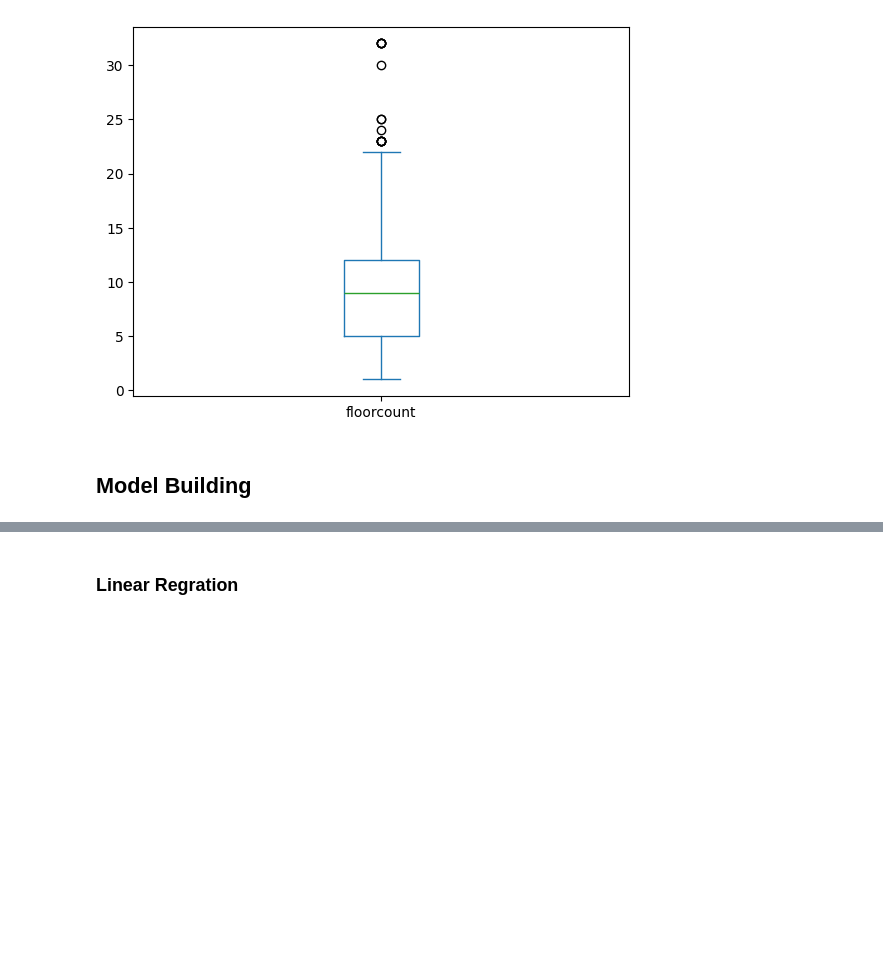
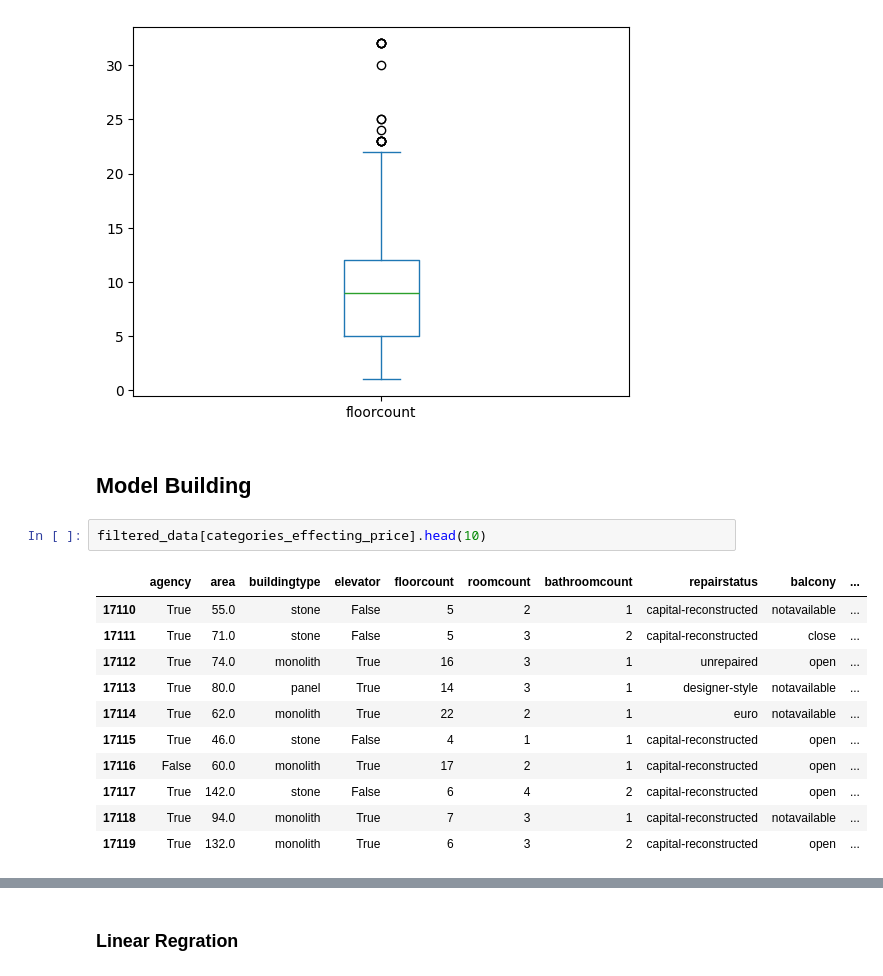
Before and after one commit to RobertArustamyan/EstateAnalysis, a Jupyter notebook: Analyse.ipynb, the cells around one changed output, grey strips where cells are left out. Cells and saved outputs as stored; diff of their text form; blank space fills up the shorter version.

```diff
--- a/Analyse.ipynb
+++ b/Analyse.ipynb
@@ -83,6 +83,20 @@ filtered_data = filtered_data[filtered_data['floorcount'] <= 23]
 [figure]
 # %% [markdown]
 ## **Model Building**
+# %%
+filtered_data[categories_effecting_price].head(10)
+# %% [output]
+|  | agency | area | buildingtype | elevator | floorcount | roomcount | bathroomcount | repairstatus | balcony | ... |
+| 17110 | True | 55.0 | stone | False | 5 | 2 | 1 | capital-reconstructed | notavailable | ... |
+| 17111 | True | 71.0 | stone | False | 5 | 3 | 2 | capital-reconstructed | close | ... |
+| 17112 | True | 74.0 | monolith | True | 16 | 3 | 1 | unrepaired | open | ... |
+| 17113 | True | 80.0 | panel | True | 14 | 3 | 1 | designer-style | notavailable | ... |
+| 17114 | True | 62.0 | monolith | True | 22 | 2 | 1 | euro | notavailable | ... |
+| 17115 | True | 46.0 | stone | False | 4 | 1 | 1 | capital-reconstructed | open | ... |
+| 17116 | False | 60.0 | monolith | True | 17 | 2 | 1 | capital-reconstructed | open | ... |
+| 17117 | True | 142.0 | stone | False | 6 | 4 | 2 | capital-reconstructed | open | ... |
+| 17118 | True | 94.0 | monolith | True | 7 | 3 | 1 | capital-reconstructed | notavailable | ... |
+| 17119 | True | 132.0 | monolith | True | 6 | 3 | 2 | capital-reconstructed | open | ... |
 # %%
 le=LabelEncoder()
 for i in categories_effecting_price:
```
Also changed, not shown: parts of 7 cells of this notebook, 1 other file.
